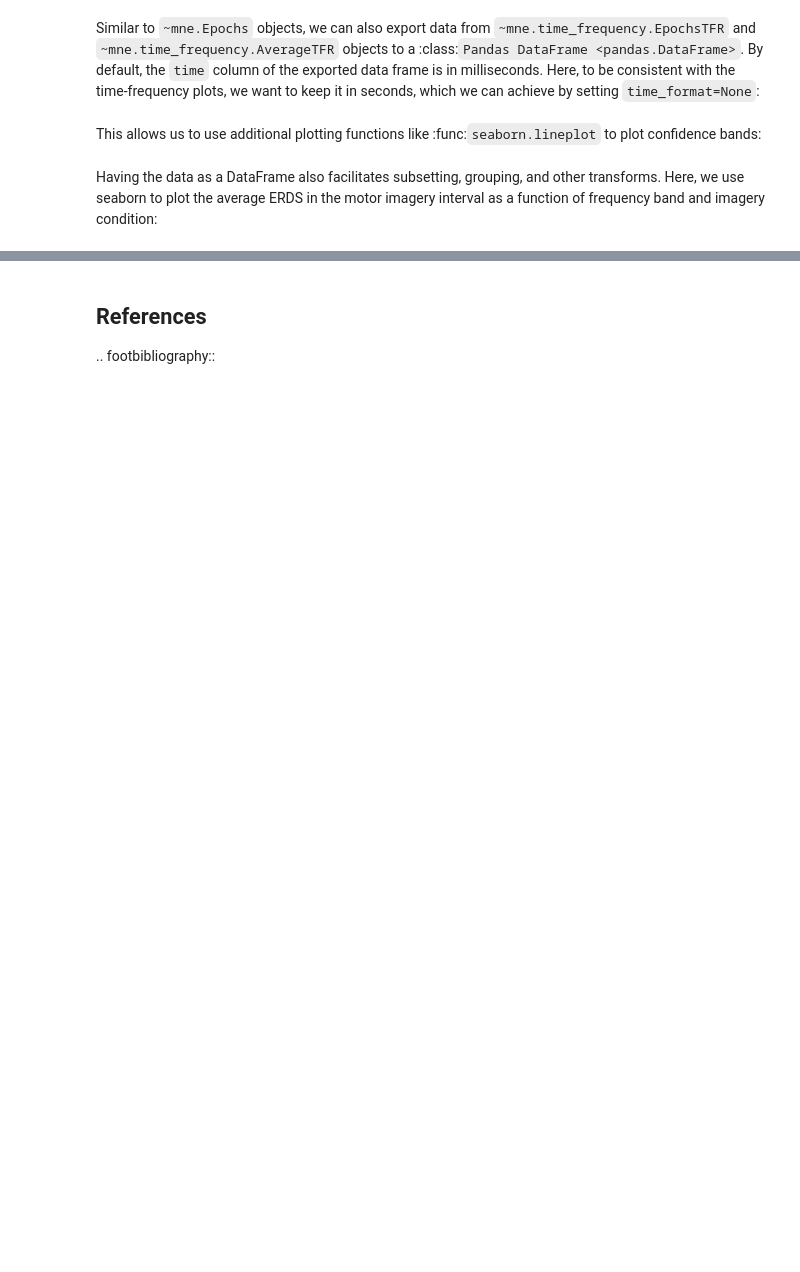
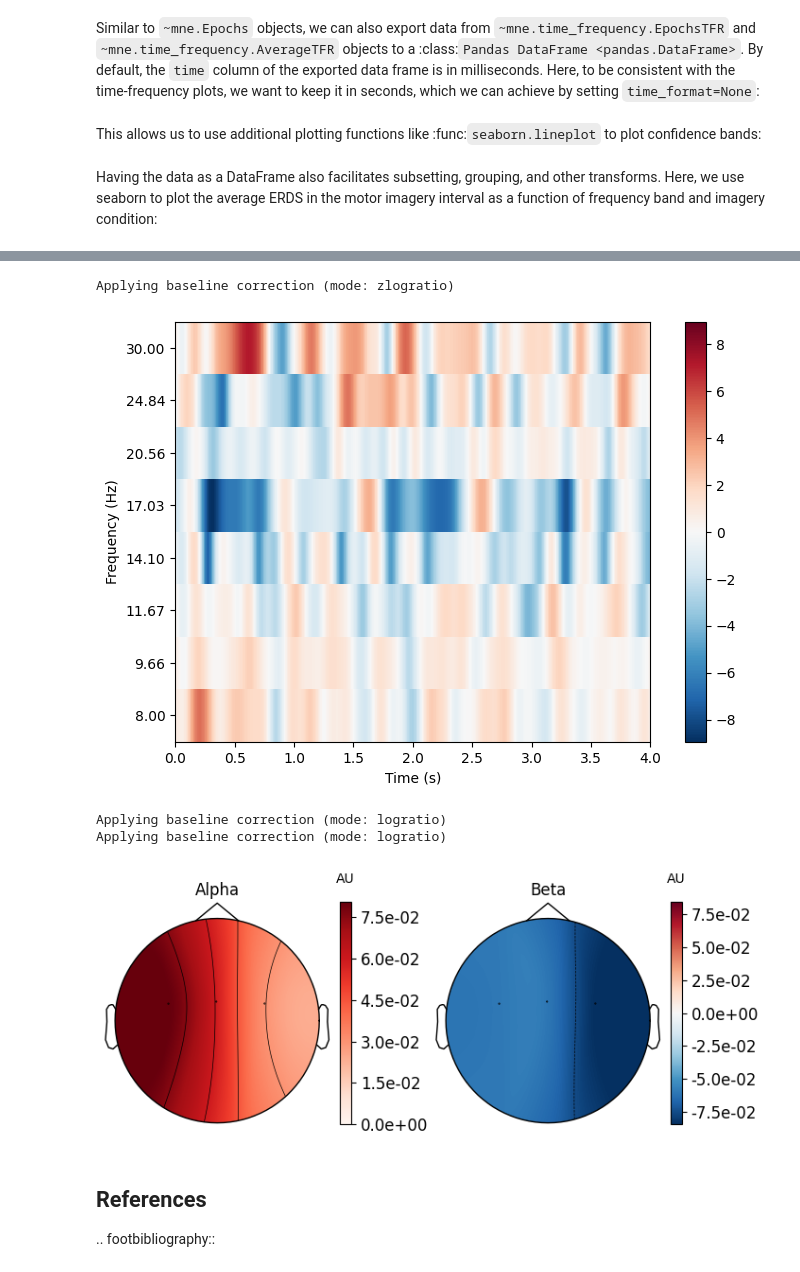
Before and after one commit to DumbDane/electroencephalogaming, a Jupyter notebook: src/electroencephalogaming/time_frequency_erds.ipynb, the cells around one changed output, grey strips where cells are left out. Drawn from its saved outputs; the diff is of its cells as text; code cells hidden in the pictures; blank space fills up the shorter version.

```diff
--- a/src/electroencephalogaming/time_frequency_erds.ipynb
+++ b/src/electroencephalogaming/time_frequency_erds.ipynb
@@ -232,3 +334,21 @@ g.fig.subplots_adjust(left=0.1, right=0.9, top=0.9, bottom=0.3)
+# %%
+#power.plot_topo(baseline=(-0.5, 0), mode="logratio", title="Average power")
+power.plot(picks=["eeg"], baseline=(-0.5, 0), mode="zlogratio", tmin=0, tmax=4, combine="mean")
+
+fig, axes = plt.subplots(1, 2, figsize=(7, 4), layout="constrained")
+topomap_kw = dict(
+    ch_type="eeg", tmin=0.5, tmax=1.5, baseline=(-0.5, 0), mode="logratio", show=False
+)
+plot_dict = dict(Alpha=dict(fmin=8, fmax=12), Beta=dict(fmin=13, fmax=25))
+for ax, (title, fmin_fmax) in zip(axes, plot_dict.items()):
+    power.plot_topomap(**fmin_fmax, axes=ax, **topomap_kw)
+    ax.set_title(title)
+# %% [output]
+Applying baseline correction (mode: zlogratio)
+[figure, added]
+Applying baseline correction (mode: logratio)
+Applying baseline correction (mode: logratio)
+[figure, added]
 # %% [markdown]
 ## References
 .. footbibliography::
```
Also changed, not shown: parts of 9 cells of this notebook, 3 other files.
